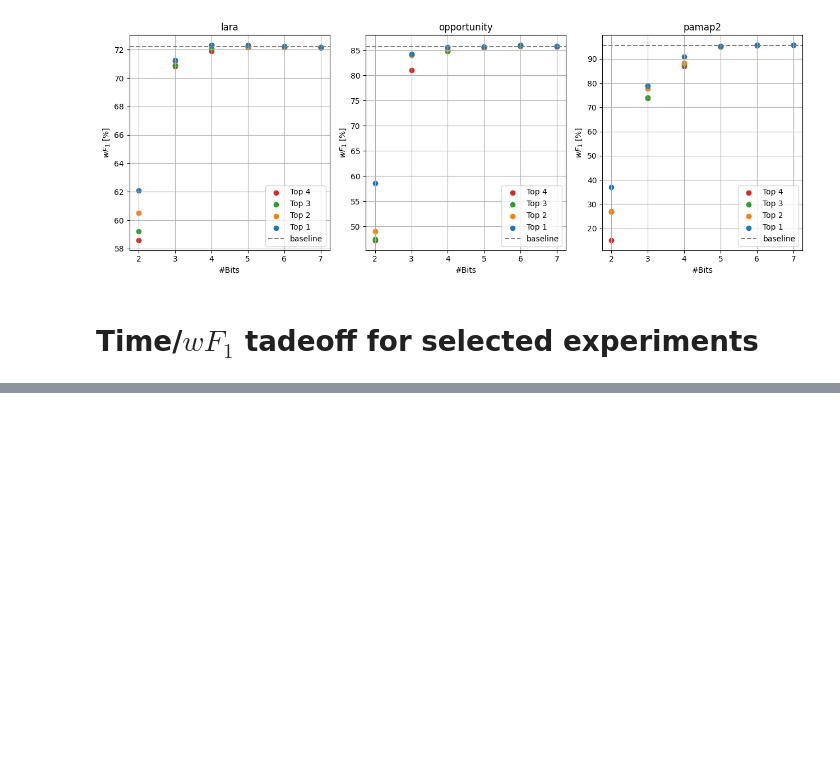
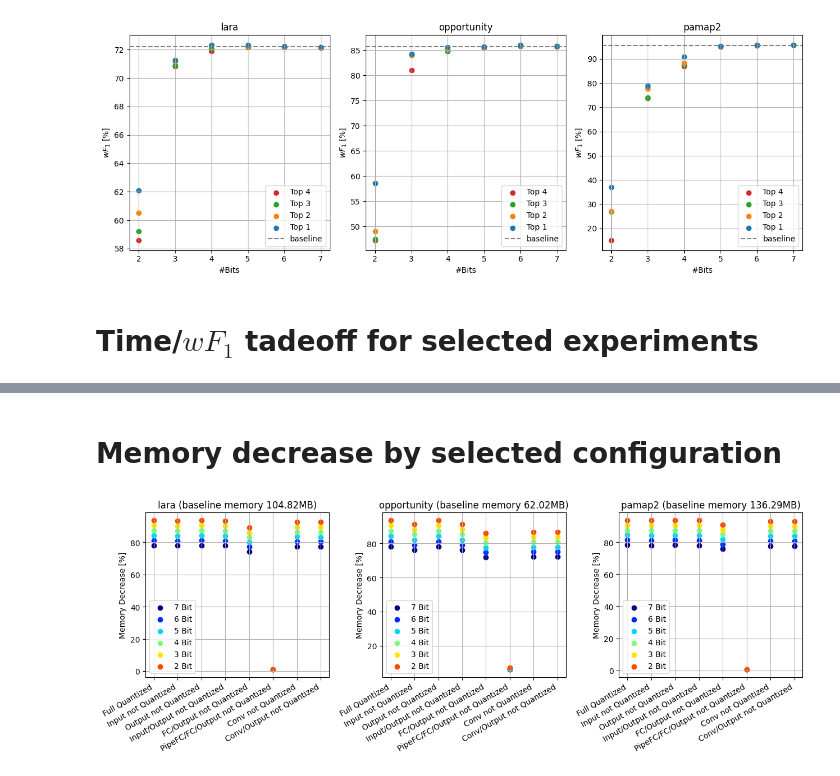
Before and after one commit to jroeger23/bachelor_thesis_code, a Jupyter notebook: eval_notebooks/ptq_cnn-imu_eval.ipynb, the cells around one changed output, grey strips where cells are left out. Cells and saved outputs as stored; diff of their text form; code cells hidden in the pictures; blank space fills up the shorter version.

Commit message:
add memory decrease to ptq eval nb

```diff
--- a/eval_notebooks/ptq_cnn-imu_eval.ipynb
+++ b/eval_notebooks/ptq_cnn-imu_eval.ipynb
@@ -715,0 +681,76 @@ for cfg_comparison in (cfg_comparison_1, cfg_comparison_2, cfg_comparison_3):
+# %% [markdown]
+# Memory decrease by selected configuration
+# %%
+import logging
+
+merged_configs = cfg_comparison_1 | cfg_comparison_2 | cfg_comparison_3
+
+ex_by_cfg_by_bits_by_dataset = defaultdict(lambda: defaultdict(dict))
+for key, cfg in merged_configs.items():
+  for ex in mode_vairance_experiments:
+    cfg_subset = configSubset(ex, cfg.keys())
+    if cfg_subset == cfg:
+      bits = ex.to_dict()['config']['n_bits']
+      dataset = ex.to_dict()['config']['use_dataset']
+      d = ex_by_cfg_by_bits_by_dataset[dataset][bits]
+      assert key not in d
+      d[key] = ex
+
+ex_by_cfg_by_bits_by_dataset = {
+    dataset: dict(sorted(ex_by_cfg_by_bits.items(), key=lambda x: x[0], reverse=True))
+    for dataset, ex_by_cfg_by_bits in ex_by_cfg_by_bits_by_dataset.items()
+}
+
+#ex_by_cfg_by_bits_by_dataset = {
+#    dataset: {
+#        bits: dict(sorted(ex_by_cfg.items(), key=lambda x: x[0], reverse=True))
+#        for bits, ex_by_cfg in ex_by_cfg_by_bits.items()
+#    } for dataset, ex_by_cfg_by_bits in ex_by_cfg_by_bits_by_dataset.items()
+#}
+
+logging.getLogger().setLevel(logging.CRITICAL)
+model_by_cfg_by_dataset = {
+    dataset: {
+        cfg: CNNIMU.load_from_checkpoint(
+            checkpointsById(root='../logs/checkpoints', run_id=ex.to_dict()['_id'])['model'])
+        for cfg, ex in ex_by_cfg_by_bits[7].items()
+    } for dataset, ex_by_cfg_by_bits in ex_by_cfg_by_bits_by_dataset.items()
+}
+
+cmap = cm.get_cmap('jet')
+
+fig, axs = plt.subplots(1, len(ex_by_cfg_by_bits_by_dataset))
+fig.set_figwidth(fig.get_figwidth() * 2)
+for ix, (dataset, ex_by_cfg_by_bits) in enumerate(ex_by_cfg_by_bits_by_dataset.items()):
+  baseline_model = CNNIMU.load_from_checkpoint(
+      checkpointsById(root='../logs/checkpoints',
+                      run_id=base_experiment_by_dataset[dataset].to_dict()['_id'])['best_wf1'])
+  baseline_memory = estimateModuleSize(module=baseline_model, n_bits=0)
+
+  for b_ix, (bits, ex_by_cfg) in enumerate(ex_by_cfg_by_bits.items()):
+    xs = list(range(len(ex_by_cfg)))
+    labels = []
+    ys = []
+
+    for cfg, ex in ex_by_cfg.items():
+      labels.append(cfg)
+      memory = estimateModuleSize(module=model_by_cfg_by_dataset[dataset][cfg], n_bits=bits)
+      ys.append(memory)
+
+    ys = 100 * (1 - (np.array(ys)/baseline_memory))
+
+    axs[ix].scatter(x=xs, y=ys, color=cmap(b_ix/len(ex_by_cfg_by_bits)), label=f'{bits} Bit')
+    axs[ix].set_xticks(xs)
+    axs[ix].set_xticklabels(labels)
+
+  axs[ix].grid()
+  axs[ix].legend()
+  axs[ix].set_ylabel('Memory Decrease [%]')
+  axs[ix].set_title(f'{dataset} (baseline memory {(baseline_memory/8)*1e-6:.02f}MB)')
+
+fig.autofmt_xdate()
+fig.tight_layout()
+fig.show()
+logging.getLogger().setLevel(logging.INFO)
+# %% [output]
+[figure, added]
```
Also changed, not shown: parts of 2 cells of this notebook.
